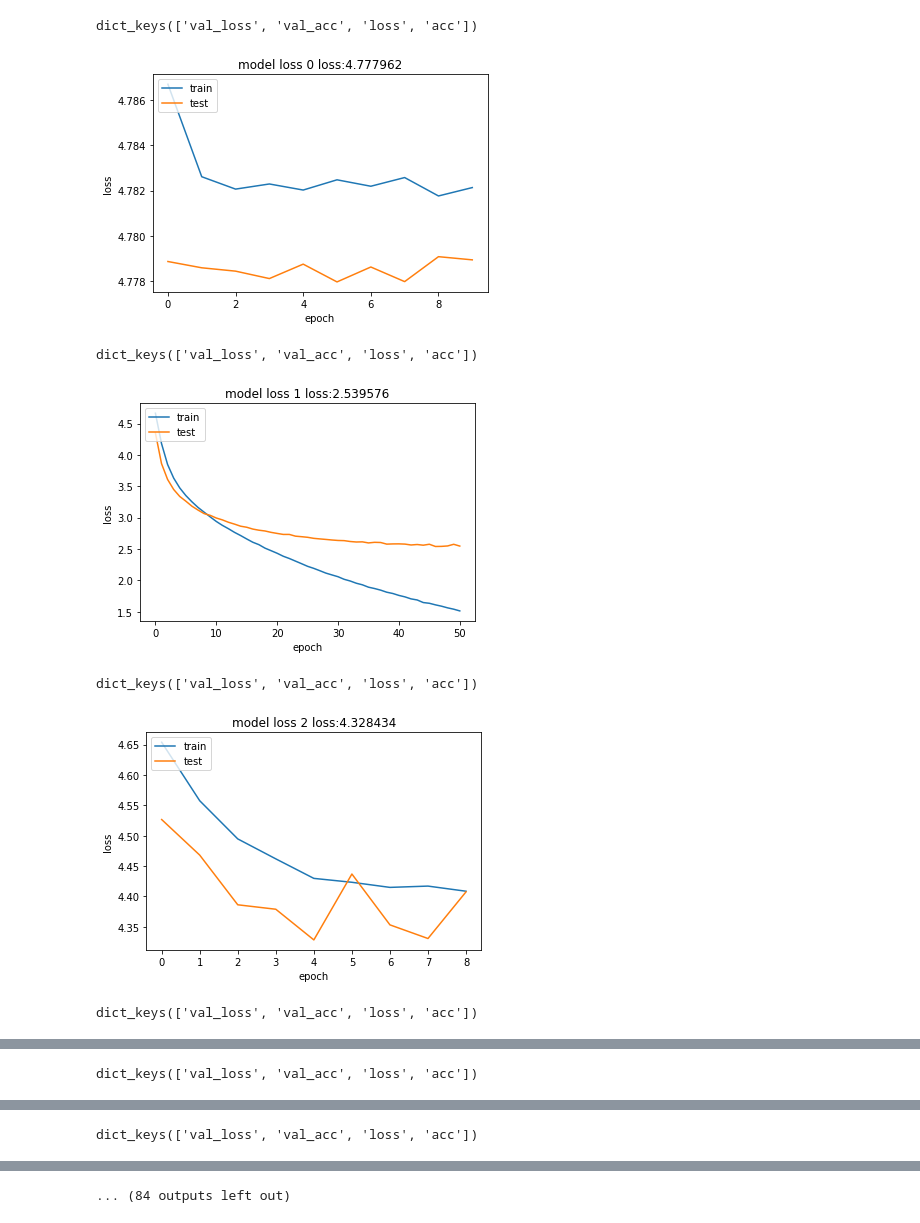
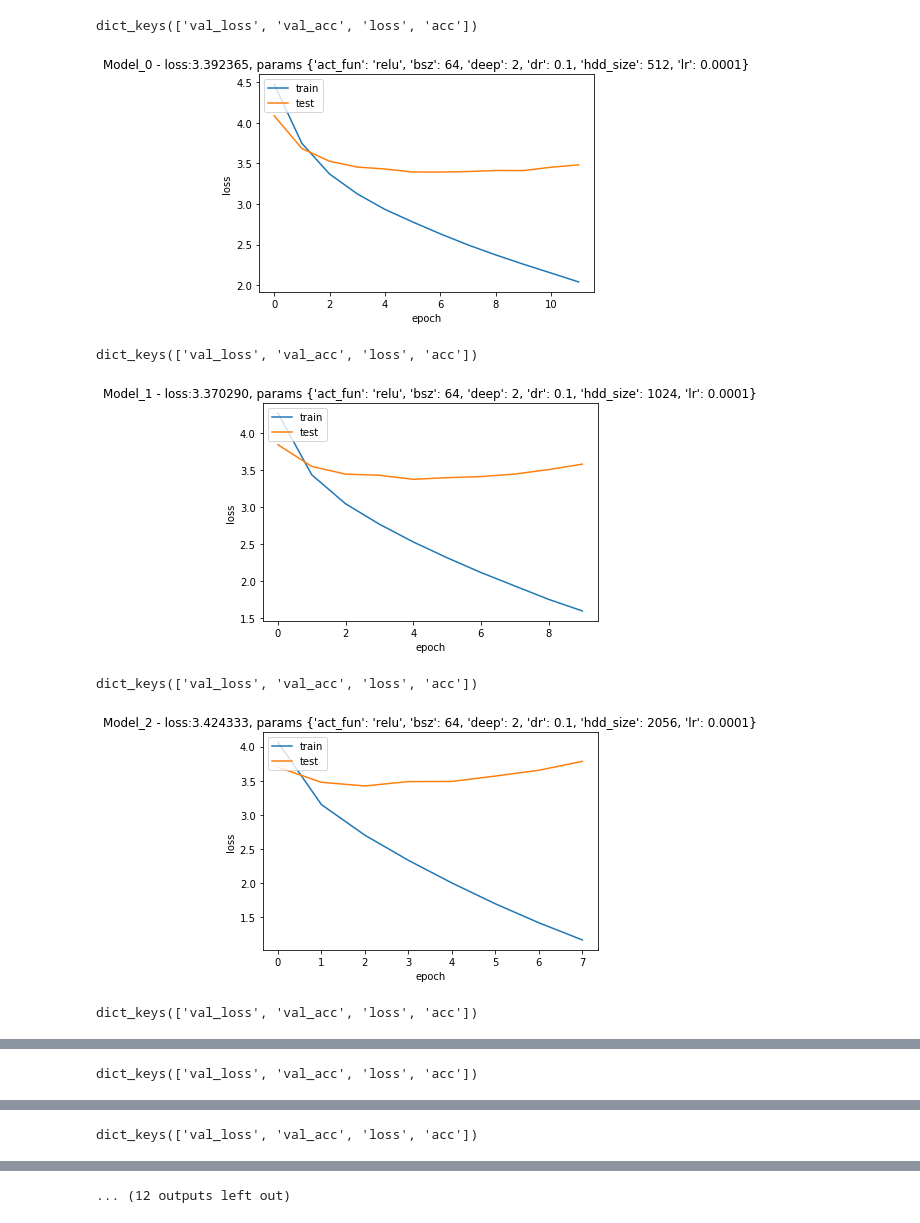
Before and after one commit to lucarin91/dog-breed-identification, a Jupyter notebook: notebook/read-output-main.ipynb, the cells around one changed output, grey strips where cells are left out. Cells and saved outputs as stored; diff of their text form; code cells hidden in the pictures.

```diff
--- a/notebook/read-output-main.ipynb
+++ b/notebook/read-output-main.ipynb
@@ -3,9 +3,11 @@
+# %%
+FILE = 'params_main.bin'
 # %%
 import pickle
 from matplotlib import pyplot as plt
 
 
-with open("../output/params_main.bin", "rb") as file:
+with open("../output/{}".format(FILE), "rb") as file:
     v = pickle.load(file)
     #print(v)
     ?v
@@ -19,33 +21,33 @@ list(iterable) -> new list initialized from iterable's items
 # %%
 # list all data in history
 
 
 for el in v:
     #plt.figure(figsize=(50,50))
     history = el['hist']
     print(history.keys())
     # summarize history for accuracy
     """plt.plot(history['acc'])
     plt.plot(history['val_acc'])
     plt.title('model accuracy {} acc:{:2f}'.format(el['id'], el['loss_val']))
     plt.ylabel('accuracy')
     plt.xlabel('epoch')
     plt.legend(['train', 'test'], loc='upper left')
     plt.show()
     """
     # summarize history for loss
     plt.plot(history['loss'])
     plt.plot(history['val_loss'])
-    plt.title('Model loss {} loss:{:2f}, params {}'.format(el['id'], el['loss_val'], ))
+    plt.title('Model_{0[id]} - loss:{0[loss_val]:2f}, params {0[par]}'.format(el))
     plt.ylabel('loss')
     plt.xlabel('epoch')
     plt.legend(['train', 'test'], loc='upper left')
     plt.show()
 # %% [output]
 dict_keys(['val_loss', 'val_acc', 'loss', 'acc'])
-[figure, old version]
+[figure, new version]
 dict_keys(['val_loss', 'val_acc', 'loss', 'acc'])
-[figure, old version]
+[figure, new version]
 dict_keys(['val_loss', 'val_acc', 'loss', 'acc'])
-[figure, old version]
+[figure, new version]
 dict_keys(['val_loss', 'val_acc', 'loss', 'acc'])
@@ -57 +59 @@ dict_keys(['val_loss', 'val_acc', 'loss', 'acc'])
-... (84 outputs left out)
+... (12 outputs left out)
```
Also changed, not shown: parts of 5 cells of this notebook, 2 other files.
